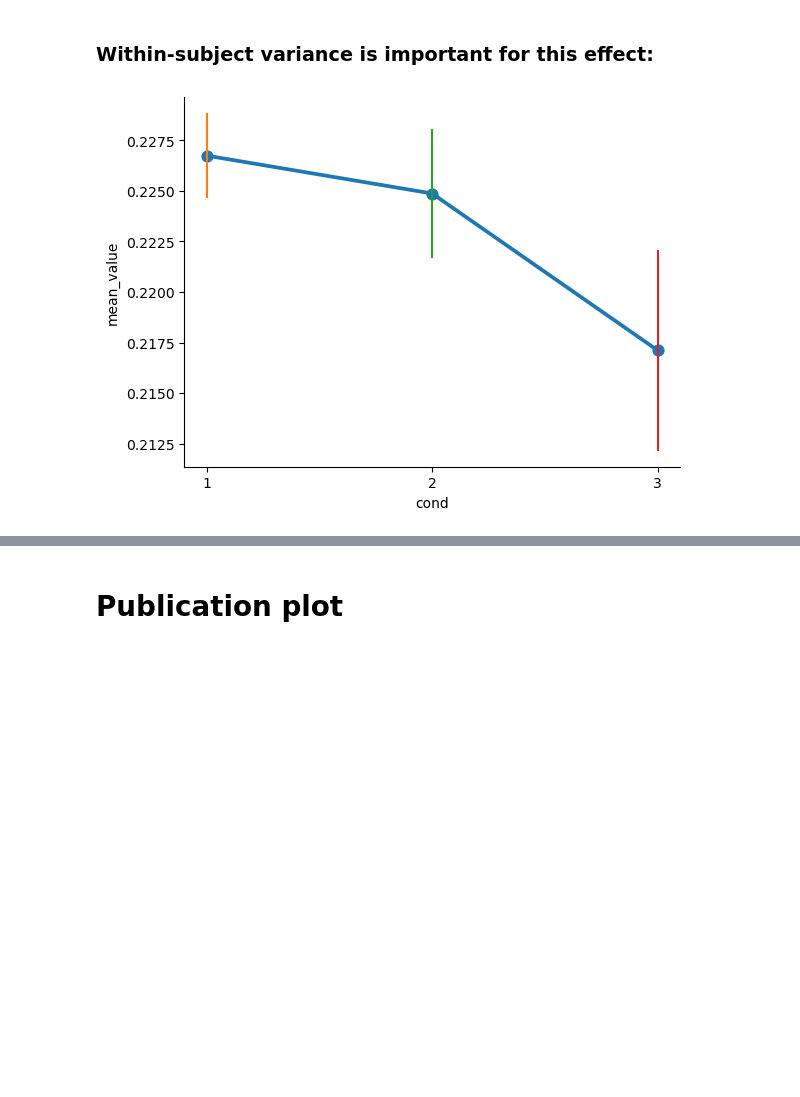
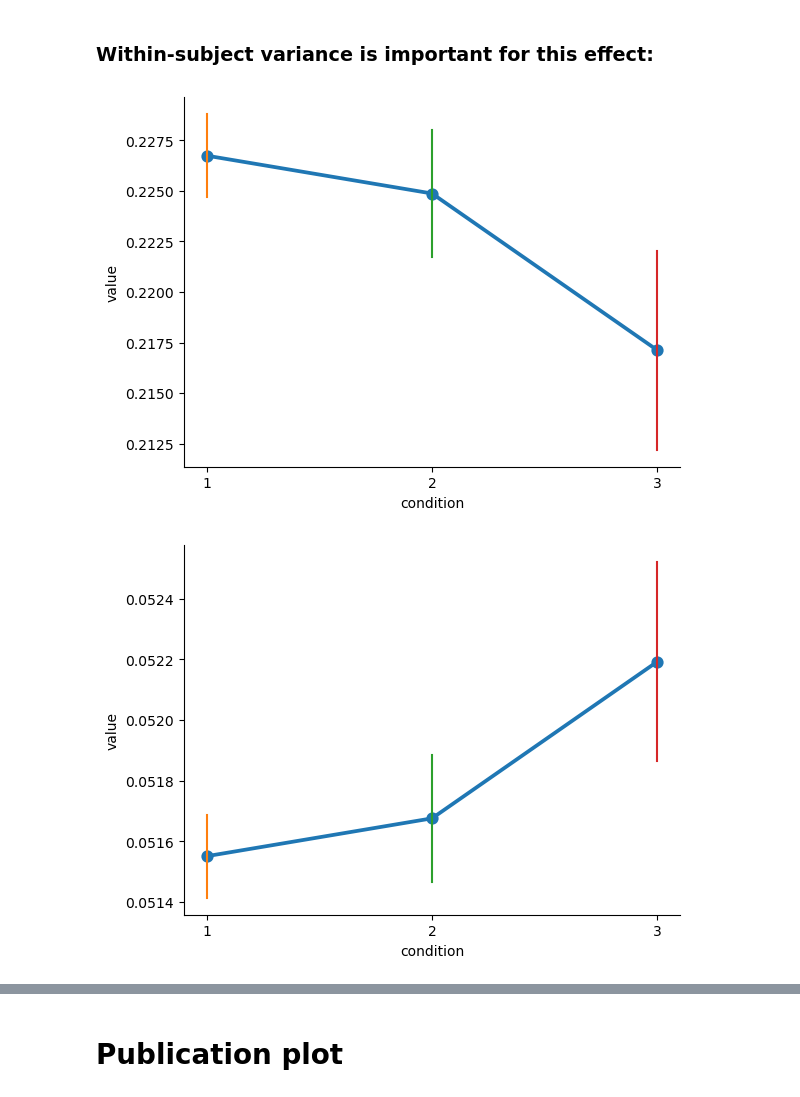
Before and after one commit to ljhearne/LSTNN_public, a Jupyter notebook: scripts/Attention analysis.ipynb, the cells around one changed output, grey strips where cells are left out. Saved outputs shown, nothing was run; the diff lists cells and outputs as text; code cells hidden in the pictures; blank space fills up the shorter version.

```diff
--- a/scripts/Attention analysis.ipynb
+++ b/scripts/Attention analysis.ipynb
@@ -241,5 +120,11 @@ COL
 # %%
-data = results.loc[(results.scope == "all")]
-data = data.groupby(["seed", "cond"]).mean(numeric_only=True).reset_index()
-sns.catplot(data=data, y="mean_value", x="cond", height=3, kind="point", sharey=False)
+data = mkw_results.loc[mkw_results.target==True].copy()
+data = data.groupby(["seed", "condition"]).mean(numeric_only=True).reset_index()
+sns.catplot(data=data, y="value", x="condition", height=3, kind="point", sharey=False)
+plt.show()
+
+data = mkw_results.loc[mkw_results.target==False].copy()
+data = data.groupby(["seed", "condition"]).mean(numeric_only=True).reset_index()
+sns.catplot(data=data, y="value", x="condition", height=3, kind="point", sharey=False)
+plt.show()
 # %% [output]
@@ -250,37 +135,56 @@ sns.catplot(data=data, y="mean_value", x="cond", height=3, kind="point", sharey=
 # %%
 def cousineau_morey_ci(data):
     n_subjects = data.shape[0]
 
     # Normalize the data by subtracting the subject mean and adding the grand mean
     subject_means = np.mean(data, axis=1)
     grand_mean = np.mean(data)
     normalized_data = (data - subject_means[:, np.newaxis]) + grand_mean
 
     # CI = Mean +/- t(1-alpha/2, n-1) * SD / sqrt(n) * sqrt(c / (c-1))
     critical_value = 1.96
     m = np.mean(normalized_data, axis=0)
     sem = np.std(normalized_data, axis=0) / np.sqrt(n_subjects)
     correction = np.sqrt(data.shape[1] / (data.shape[1]-1))
 
     # Calculate the confidence intervals
     ci_lower = m - (critical_value * sem * correction)
     ci_upper = m + (critical_value * sem * correction)
 
     return ci_lower, ci_upper
 
-
-y = "mean_value"
-ax = sns.pointplot(data=data, x="cond", y=y, errorbar=None)
+data = mkw_results.loc[mkw_results.target==True].copy()
+data = data.groupby(["seed", "condition"]).mean(numeric_only=True).reset_index()
+y = "value"
+ax = sns.pointplot(data=data, x="condition", y=y, errorbar=None)
 
 # plot within-subject CIs
-ci_data = np.vstack((data.loc[data.cond == 1, y].values,
-                    data.loc[data.cond == 2, y].values,
-                    data.loc[data.cond == 3, y].values)).T
+ci_data = np.vstack((data.loc[data.condition == 1, y].values,
+                    data.loc[data.condition == 2, y].values,
+                    data.loc[data.condition == 3, y].values)).T
 cis_upper, cis_lower = cousineau_morey_ci(ci_data)
 for j in range(3):
     ax.plot([j, j], [cis_upper[j], cis_lower[j]])
 
 sns.despine(ax=ax)
+plt.show()
+
+data = mkw_results.loc[mkw_results.target==False].copy()
+data = data.groupby(["seed", "condition"]).mean(numeric_only=True).reset_index()
+y = "value"
+ax = sns.pointplot(data=data, x="condition", y=y, errorbar=None)
+
+# plot within-subject CIs
+ci_data = np.vstack((data.loc[data.condition == 1, y].values,
+                    data.loc[data.condition == 2, y].values,
+                    data.loc[data.condition == 3, y].values)).T
+cis_upper, cis_lower = cousineau_morey_ci(ci_data)
+for j in range(3):
+    ax.plot([j, j], [cis_upper[j], cis_lower[j]])
+
+sns.despine(ax=ax)
+plt.show()
 # %% [output]
-[figure, old version]
+[figure, new version]
+[figure, added]
 # %%
```
Also changed, not shown: parts of 26 cells of this notebook, 11 other files.
